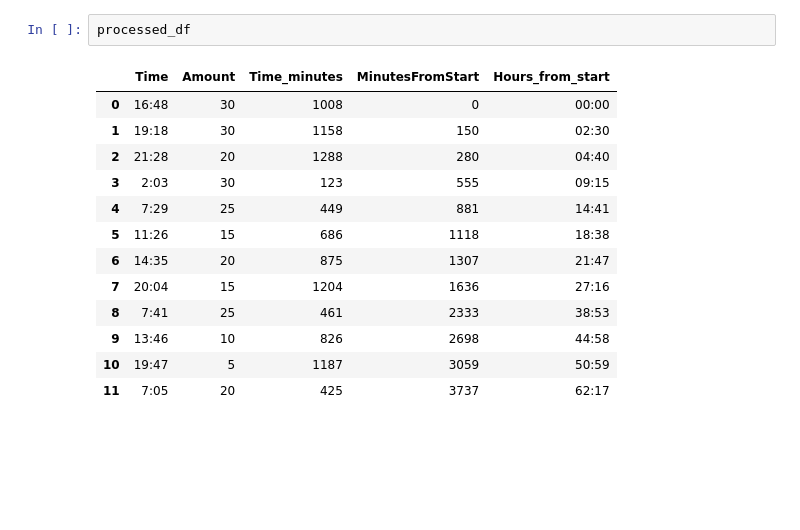
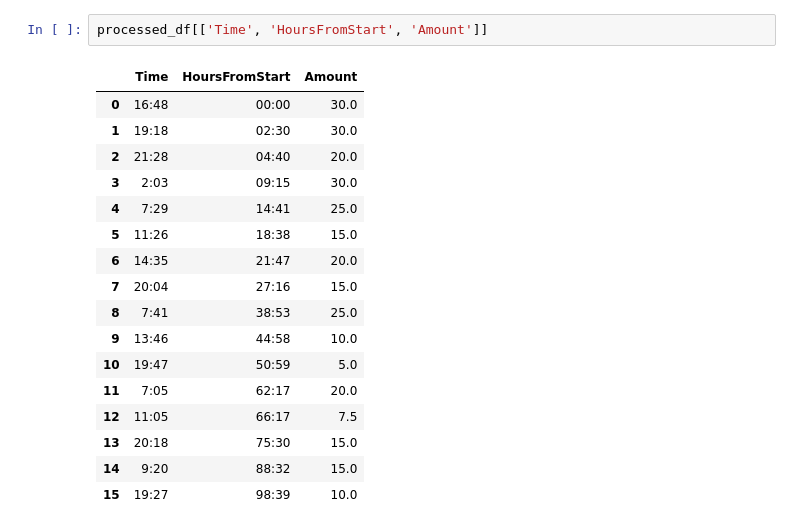
Before and after one commit to Martinmejia/clinic_data, a Jupyter notebook: CD_today.ipynb, the cells around one changed output. Cells and saved outputs as stored; diff of their text form; blank space fills up the shorter version.

```diff
--- a/CD_today.ipynb
+++ b/CD_today.ipynb
@@ -55,16 +57,20 @@ processed_df = time_plot_hours(df)
-# %%
-processed_df
-# %% [output]
-|  | Time | Amount | Time_minutes | MinutesFromStart | Hours_from_start |
-| 0 | 16:48 | 30 | 1008 | 0 | 00:00 |
-| 1 | 19:18 | 30 | 1158 | 150 | 02:30 |
-| 2 | 21:28 | 20 | 1288 | 280 | 04:40 |
-| 3 | 2:03 | 30 | 123 | 555 | 09:15 |
-| 4 | 7:29 | 25 | 449 | 881 | 14:41 |
-| 5 | 11:26 | 15 | 686 | 1118 | 18:38 |
-| 6 | 14:35 | 20 | 875 | 1307 | 21:47 |
-| 7 | 20:04 | 15 | 1204 | 1636 | 27:16 |
-| 8 | 7:41 | 25 | 461 | 2333 | 38:53 |
-| 9 | 13:46 | 10 | 826 | 2698 | 44:58 |
-| 10 | 19:47 | 5 | 1187 | 3059 | 50:59 |
-| 11 | 7:05 | 20 | 425 | 3737 | 62:17 |
+# %%
+processed_df[['Time', 'HoursFromStart', 'Amount']]
+# %% [output]
+|  | Time | HoursFromStart | Amount |
+| 0 | 16:48 | 00:00 | 30.0 |
+| 1 | 19:18 | 02:30 | 30.0 |
+| 2 | 21:28 | 04:40 | 20.0 |
+| 3 | 2:03 | 09:15 | 30.0 |
+| 4 | 7:29 | 14:41 | 25.0 |
+| 5 | 11:26 | 18:38 | 15.0 |
+| 6 | 14:35 | 21:47 | 20.0 |
+| 7 | 20:04 | 27:16 | 15.0 |
+| 8 | 7:41 | 38:53 | 25.0 |
+| 9 | 13:46 | 44:58 | 10.0 |
+| 10 | 19:47 | 50:59 | 5.0 |
+| 11 | 7:05 | 62:17 | 20.0 |
+| 12 | 11:05 | 66:17 | 7.5 |
+| 13 | 20:18 | 75:30 | 15.0 |
+| 14 | 9:20 | 88:32 | 15.0 |
+| 15 | 19:27 | 98:39 | 10.0 |
```
Also changed, not shown: parts of 3 cells of this notebook.
